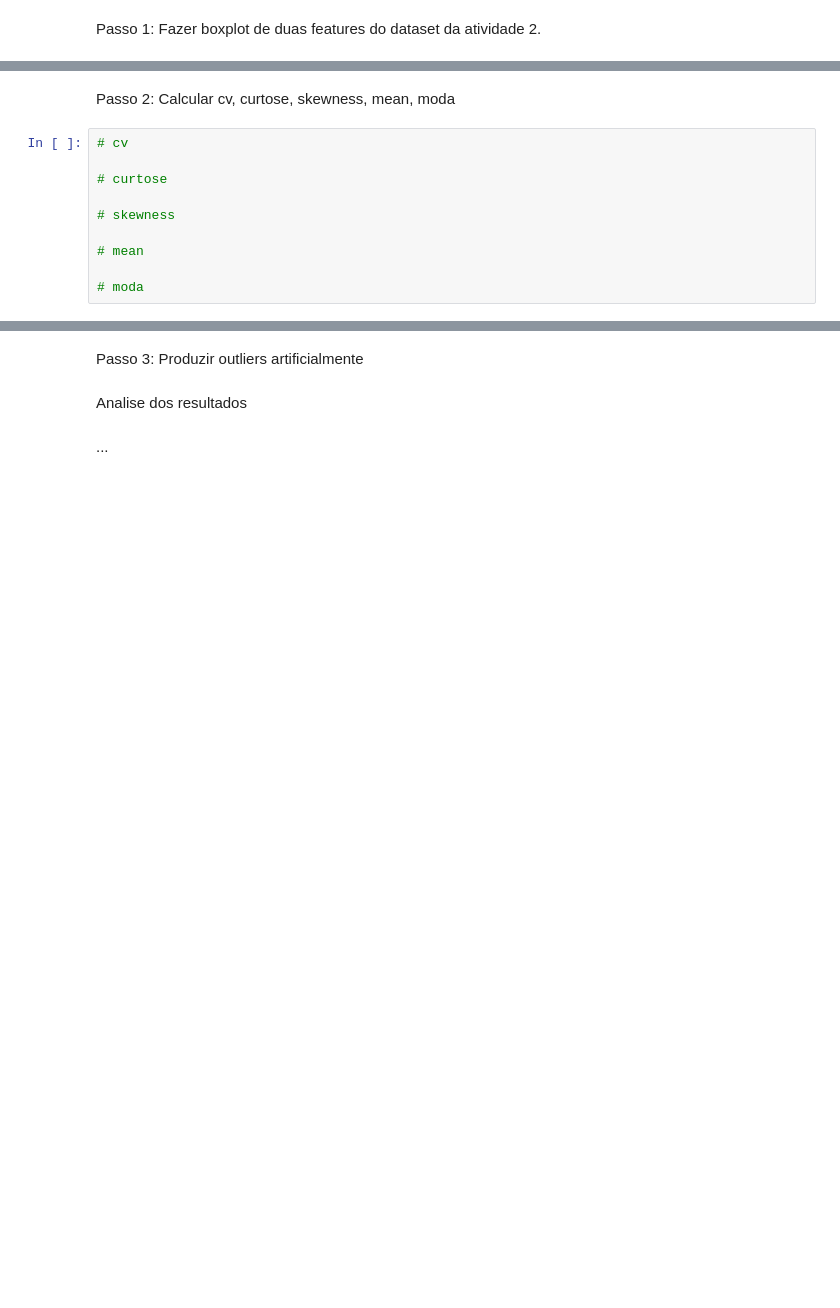
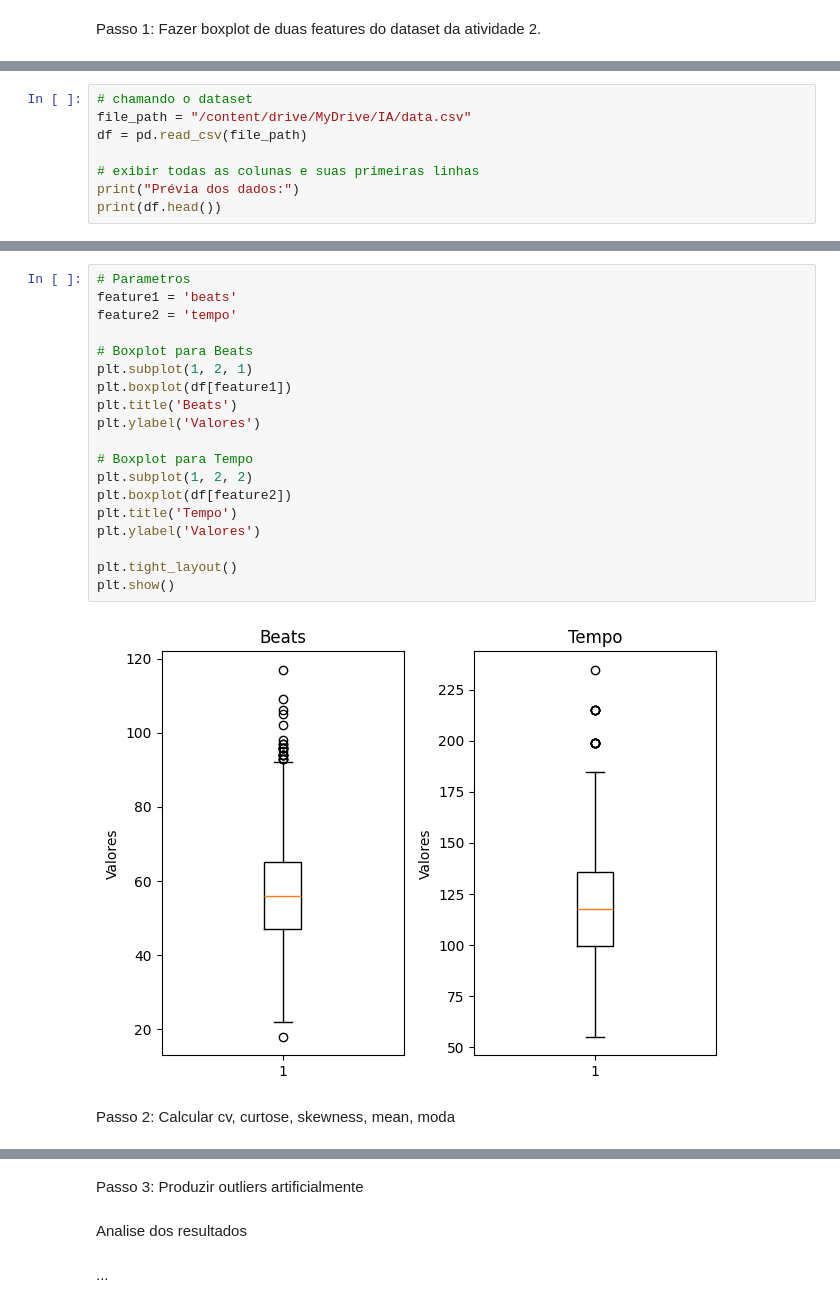
Before and after one commit to AguiarCamile/Trabalhos_IA, a Jupyter notebook: Atividade_2_1.ipynb, the cells around one changed output, grey strips where cells are left out. Cells and saved outputs as stored; diff of their text form; blank space fills up the shorter version.

Commit message:
criação dos box-plots e calculos estatisticos

```diff
--- a/Atividade_2_1.ipynb
+++ b/Atividade_2_1.ipynb
@@ -44,0 +61,8 @@ Passo 1: Fazer boxplot de duas features do dataset da atividade 2.
+# %%
+# chamando o dataset
+file_path = "/content/drive/MyDrive/IA/data.csv"
+df = pd.read_csv(file_path)
+
+# exibir todas as colunas e suas primeiras linhas
+print("Prévia dos dados:")
+print(df.head())
@@ -45,12 +87,23 @@ Passo 1: Fazer boxplot de duas features do dataset da atividade 2.
+# %%
+# Parametros
+feature1 = 'beats'
+feature2 = 'tempo'
+
+# Boxplot para Beats
+plt.subplot(1, 2, 1)
+plt.boxplot(df[feature1])
+plt.title('Beats')
+plt.ylabel('Valores')
+
+# Boxplot para Tempo
+plt.subplot(1, 2, 2)
+plt.boxplot(df[feature2])
+plt.title('Tempo')
+plt.ylabel('Valores')
+
+plt.tight_layout()
+plt.show()
+# %% [output]
+[figure, added]
 # %% [markdown]
 Passo 2: Calcular cv, curtose, skewness, mean, moda
-# %%
-# cv
-
-# curtose
-
-# skewness
-
-# mean
-
-# moda
```
Also changed, not shown: parts of 7 cells of this notebook.
